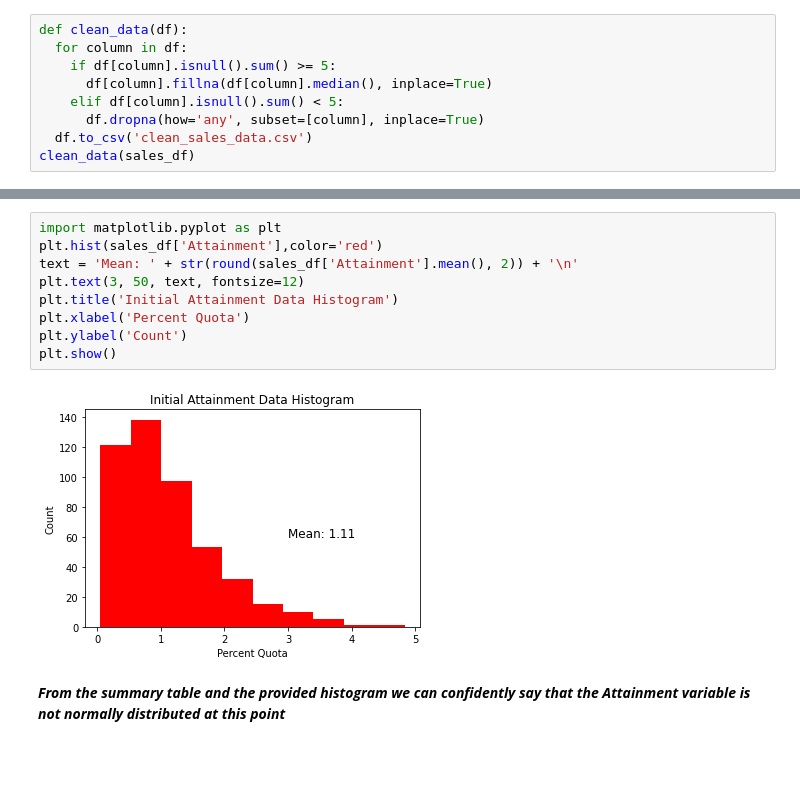
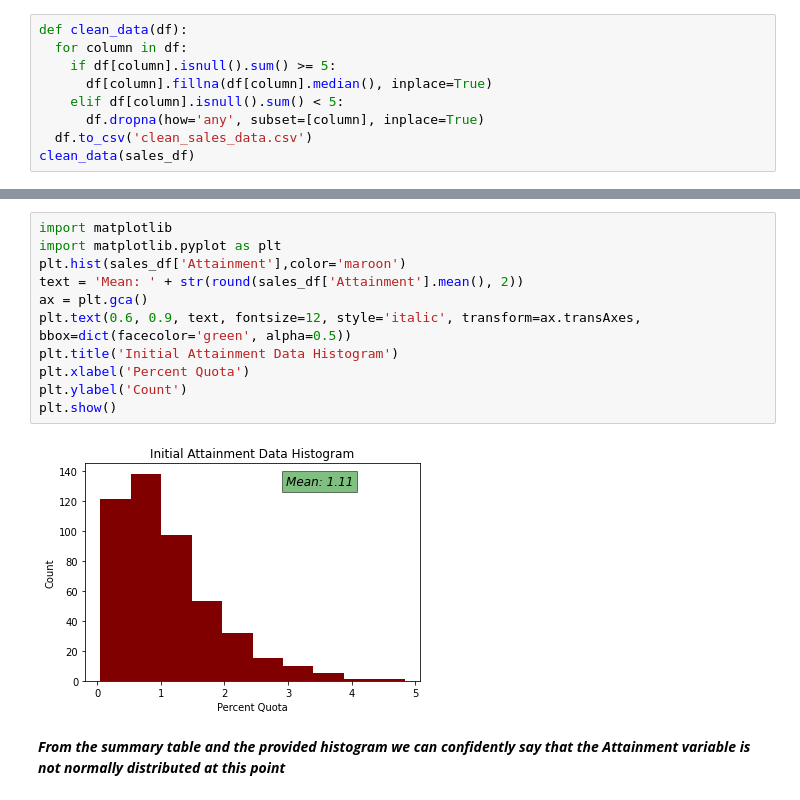
Before and after one commit to krashby4/is115final, a Jupyter notebook: Final_Fall20_Kyler_Ashby_workinprogress.ipynb, the cells around one changed output, grey strips where cells are left out. Drawn from its saved outputs; the diff is of its cells as text; blank space fills up the shorter version.

Commit message:
Nearly finished
Working on function that displays charts to determine which variable to choose. Pretty much all that's left is to choose which variables to use

```diff
--- a/Final_Fall20_Kyler_Ashby_workinprogress.ipynb
+++ b/Final_Fall20_Kyler_Ashby_workinprogress.ipynb
@@ -146,15 +146,17 @@ display(summary_df)
 | 14 | Engagement | 1.000000 | 5.00000 | 3.330000 | 3.302537 | 0.671465 | -0.415475 | 0.399630 | 1 |
 | 15 | TrainSales | 19.470000 | 84.18000 | 53.860000 | 53.259746 | 9.998550 | -0.290894 | 0.122382 | 1 |
 # %%
+import matplotlib
 import matplotlib.pyplot as plt
-plt.hist(sales_df['Attainment'],color='red')
-text = 'Mean: ' + str(round(sales_df['Attainment'].mean(), 2)) + '\n'
-plt.text(3, 50, text, fontsize=12)
+plt.hist(sales_df['Attainment'],color='maroon')
+text = 'Mean: ' + str(round(sales_df['Attainment'].mean(), 2))
+ax = plt.gca()
+plt.text(0.6, 0.9, text, fontsize=12, style='italic', transform=ax.transAxes, bbox=dict(facecolor='green', alpha=0.5))
 plt.title('Initial Attainment Data Histogram')
 plt.xlabel('Percent Quota')
 plt.ylabel('Count')
 plt.show()
 # %% [output]
-[figure, old version]
+[figure, new version]
 # %% [markdown]
 ***From the summary table and the provided histogram we can confidently say that the Attainment variable is not normally distributed at this point***
```
Also changed, not shown: parts of 5 cells of this notebook.
